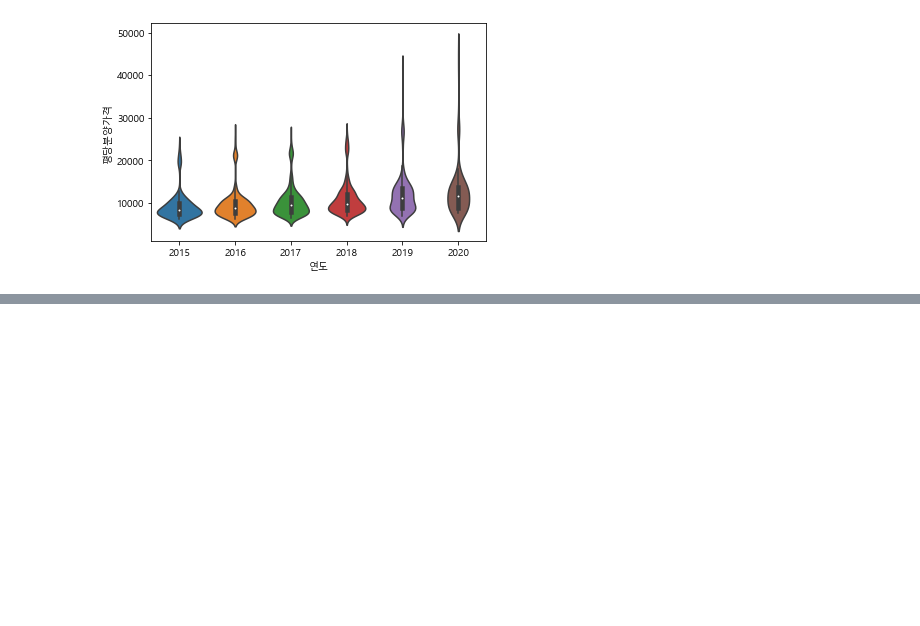
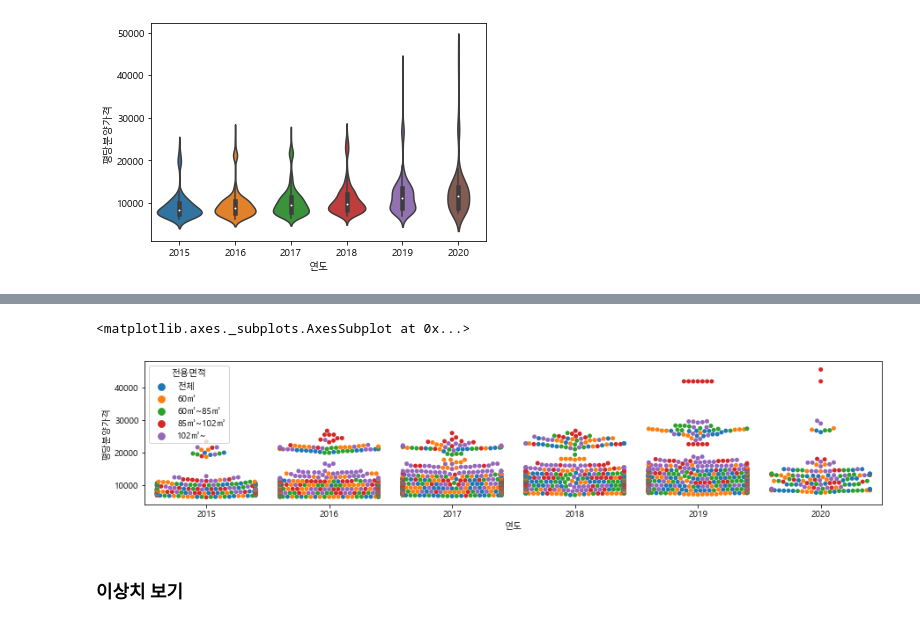
Before and after one commit to cho-jae-seong/Data_Analysis, a Jupyter notebook: open_data_analysis.ipynb, the cells around one changed output, grey strips where cells are left out. Drawn from its saved outputs; the diff is of its cells as text; code cells hidden in the pictures; blank space fills up the shorter version.

```diff
--- a/open_data_analysis.ipynb
+++ b/open_data_analysis.ipynb
@@ -634,0 +644,10 @@ sns.violinplot(data=df_last,x="연도",y="평당분양가격")
+# %%
+# 연도별 평당분양가격을 swarmplot 으로 그려봅니다
+#swarmplot은 범주형(카테고리) 데이터의 산점도를 표현하기에 적합합니다
+plt.figure(figsize=(15,3))
+sns.swarmplot(data=df_last,x="연도",y="평당분양가격",hue="전용면적")
+# %% [output]
+<matplotlib.axes._subplots.AxesSubplot at 0x...>
+[figure, added]
+# %% [markdown]
+### 이상치 보기
```
Also changed, not shown: parts of 69 cells of this notebook.
